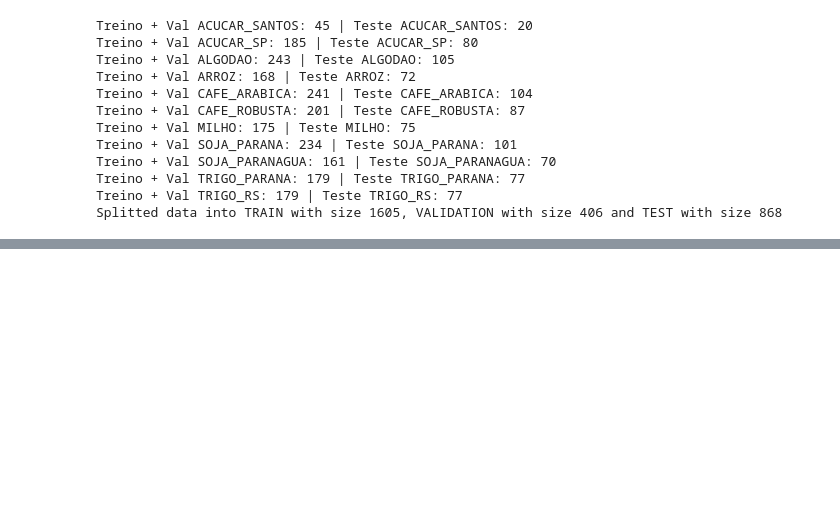
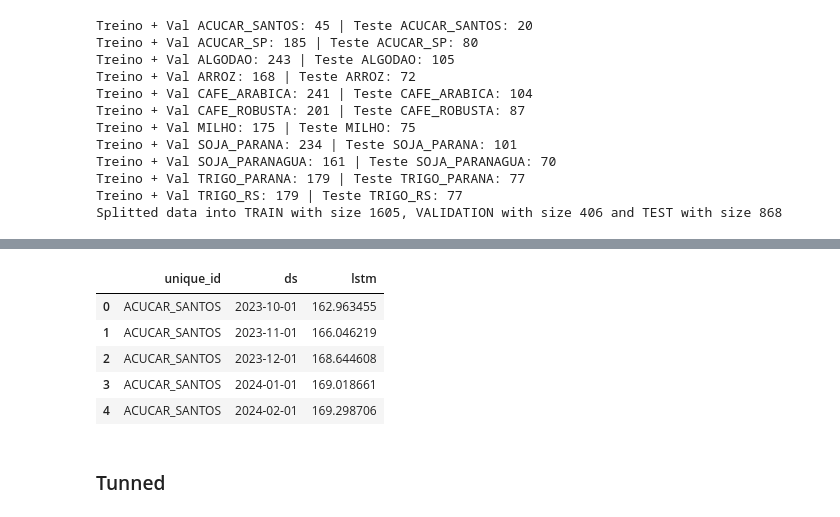
Before and after one commit to MateusVasc/sistemas-multiplos-preditores-commodities, a Jupyter notebook: src/models/ml/lstm.ipynb, the cells around one changed output, grey strips where cells are left out. Saved outputs shown, nothing was run; the diff lists cells and outputs as text; code cells hidden in the pictures; blank space fills up the shorter version.

Commit message:
feat: model changes

```diff
--- a/src/models/ml/lstm.ipynb
+++ b/src/models/ml/lstm.ipynb
@@ -91,9 +95,0 @@ X_train, y_train = criar_janelas(full_train, n_lags=n_lags)
-# %%
-model = Sequential([
-    LSTM(64, input_shape=(n_lags, 1)),
-    Dense(32, activation='relu'),
-    Dense(1)
-])
-
-model.compile(optimizer="adam", loss="mse")
-model.fit(X_train, y_train, epochs=50, verbose=1, batch_size=32)
@@ -247,0 +98,32 @@ Gráfico exibido para: CAFE_ROBUSTA
+# %%
+n_lags = 12
+models = {}
+scalers = {}
+mae_by_uid = {}
+# %%
+# Treinar por série com scaler por série
+for uid, df_uid in full_train.groupby("unique_id"):
+    y_train_orig = df_uid["y"].values.reshape(-1, 1)  # 2D para scaler
+    scaler = MinMaxScaler(feature_range=(0, 1))
+    y_train_scaled = scaler.fit_transform(y_train_orig).flatten()  # 1D para criar janelas
+    scalers[uid] = scaler
+
+    X_train, y_train = criar_janelas_array(y_train_scaled, n_lags=n_lags)
+    if X_train is None:
+        print(f"Pulando {uid}: série muito curta para n_lags={n_lags} ({len(y_train_orig)} pontos).")
+        continue
+
+    model = Sequential([
+        LSTM(64, input_shape=(n_lags, 1)),
+        Dense(8, activation='relu'),
+        Dense(1)
+    ])
+    model.compile(optimizer="adam", loss="mse")
+
+    # Early stopping para evitar overfit e reduzir tempo
+    es = EarlyStopping(monitor="loss", patience=10, restore_best_weights=True, verbose=0)
+
+    model.fit(X_train, y_train, epochs=100, batch_size=16, verbose=0, callbacks=[es])
+    models[uid] = model
+
+print(f"Modelos treinados: {len(models)} (de {df_brl['unique_id'].nunique()} séries).")
@@ -247,0 +213,9 @@ Gráfico exibido para: CAFE_ROBUSTA
+# %%
+forecasts_df.head()
+# %% [output]
+|  | unique_id | ds | lstm |
+| 0 | ACUCAR_SANTOS | 2023-10-01 | 162.963455 |
+| 1 | ACUCAR_SANTOS | 2023-11-01 | 166.046219 |
+| 2 | ACUCAR_SANTOS | 2023-12-01 | 168.644608 |
+| 3 | ACUCAR_SANTOS | 2024-01-01 | 169.018661 |
+| 4 | ACUCAR_SANTOS | 2024-02-01 | 169.298706 |
@@ -247,0 +257,2 @@ Gráfico exibido para: CAFE_ROBUSTA
+# %% [markdown]
+### Tunned
```
Also changed, not shown: parts of 28 cells of this notebook, 43 other files.
